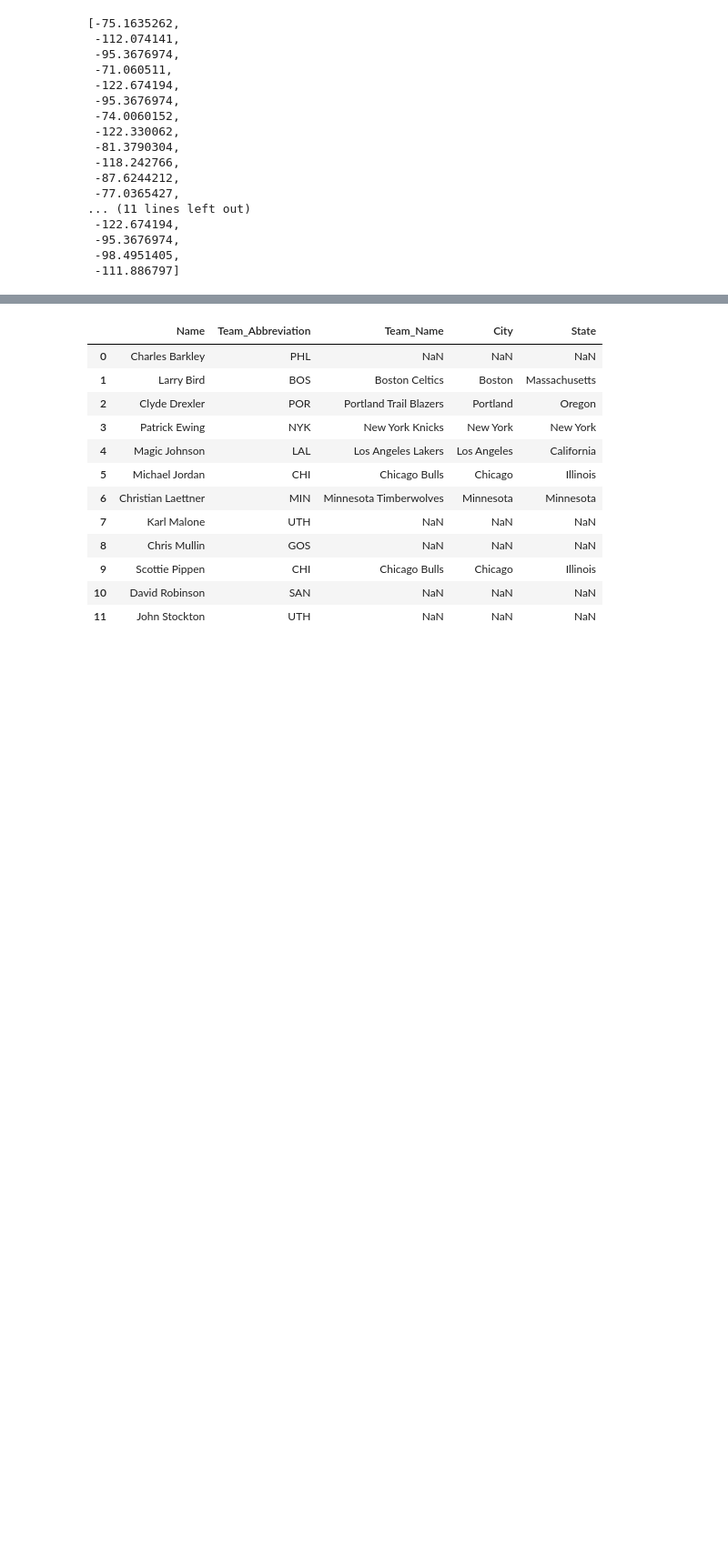
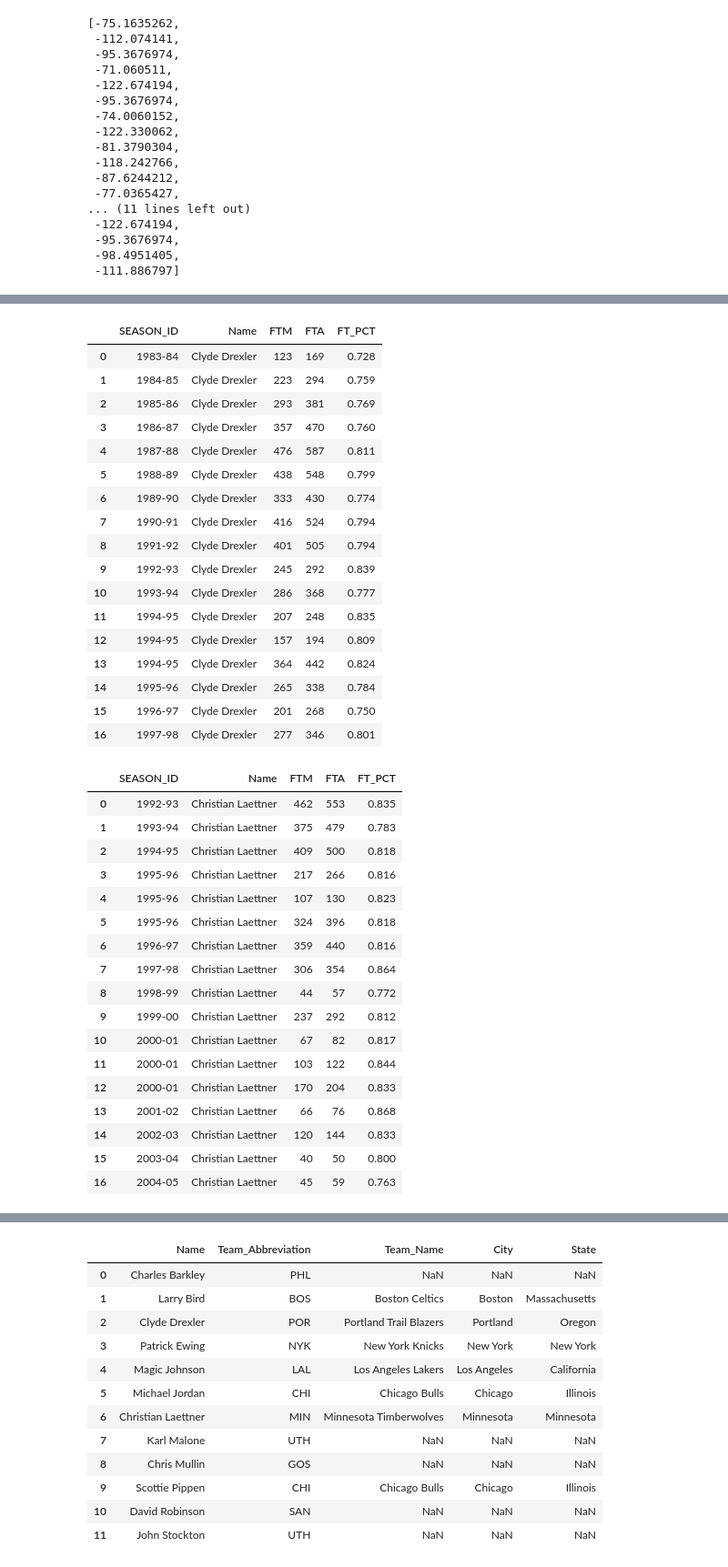
Before and after one commit to e-harrell/dreamteam92, a Jupyter notebook: project notebook.ipynb, the cells around one changed output, grey strips where cells are left out. Shown at 91% size. Saved outputs shown, nothing was run; the diff lists cells and outputs as text; code cells hidden in the pictures; blank space fills up the shorter version.

Commit message:
code to work on  duplicate deason id for free throw chart

```diff
--- a/project notebook.ipynb
+++ b/project notebook.ipynb
@@ -534,3 +558,47 @@ fig.show()
+# %%
+#get free throw information for drexler
+df_ft_drexler=df_all.loc[df_all['Name']=='Clyde Drexler', ['SEASON_ID','Name', 'FTM','FTA','FT_PCT']].reset_index(drop=True)
+df_ft_drexler
+#get free throw information for laettner
+df_ft_laettner=df_all.loc[df_all['Name']=='Christian Laettner', ['SEASON_ID','Name', 'FTM','FTA','FT_PCT']].reset_index(drop=True)
+df_ft_laettner
+# %% [output]
+|  | SEASON_ID | Name | FTM | FTA | FT_PCT |
+| 0 | 1983-84 | Clyde Drexler | 123 | 169 | 0.728 |
+| 1 | 1984-85 | Clyde Drexler | 223 | 294 | 0.759 |
+| 2 | 1985-86 | Clyde Drexler | 293 | 381 | 0.769 |
+| 3 | 1986-87 | Clyde Drexler | 357 | 470 | 0.760 |
+| 4 | 1987-88 | Clyde Drexler | 476 | 587 | 0.811 |
+| 5 | 1988-89 | Clyde Drexler | 438 | 548 | 0.799 |
+| 6 | 1989-90 | Clyde Drexler | 333 | 430 | 0.774 |
+| 7 | 1990-91 | Clyde Drexler | 416 | 524 | 0.794 |
+| 8 | 1991-92 | Clyde Drexler | 401 | 505 | 0.794 |
+| 9 | 1992-93 | Clyde Drexler | 245 | 292 | 0.839 |
+| 10 | 1993-94 | Clyde Drexler | 286 | 368 | 0.777 |
+| 11 | 1994-95 | Clyde Drexler | 207 | 248 | 0.835 |
+| 12 | 1994-95 | Clyde Drexler | 157 | 194 | 0.809 |
+| 13 | 1994-95 | Clyde Drexler | 364 | 442 | 0.824 |
+| 14 | 1995-96 | Clyde Drexler | 265 | 338 | 0.784 |
+| 15 | 1996-97 | Clyde Drexler | 201 | 268 | 0.750 |
+| 16 | 1997-98 | Clyde Drexler | 277 | 346 | 0.801 |
+|  | SEASON_ID | Name | FTM | FTA | FT_PCT |
+| 0 | 1992-93 | Christian Laettner | 462 | 553 | 0.835 |
+| 1 | 1993-94 | Christian Laettner | 375 | 479 | 0.783 |
+| 2 | 1994-95 | Christian Laettner | 409 | 500 | 0.818 |
+| 3 | 1995-96 | Christian Laettner | 217 | 266 | 0.816 |
+| 4 | 1995-96 | Christian Laettner | 107 | 130 | 0.823 |
+| 5 | 1995-96 | Christian Laettner | 324 | 396 | 0.818 |
+| 6 | 1996-97 | Christian Laettner | 359 | 440 | 0.816 |
+| 7 | 1997-98 | Christian Laettner | 306 | 354 | 0.864 |
+| 8 | 1998-99 | Christian Laettner | 44 | 57 | 0.772 |
+| 9 | 1999-00 | Christian Laettner | 237 | 292 | 0.812 |
+| 10 | 2000-01 | Christian Laettner | 67 | 82 | 0.817 |
+| 11 | 2000-01 | Christian Laettner | 103 | 122 | 0.844 |
+| 12 | 2000-01 | Christian Laettner | 170 | 204 | 0.833 |
+| 13 | 2001-02 | Christian Laettner | 66 | 76 | 0.868 |
+| 14 | 2002-03 | Christian Laettner | 120 | 144 | 0.833 |
+| 15 | 2003-04 | Christian Laettner | 40 | 50 | 0.800 |
+| 16 | 2004-05 | Christian Laettner | 45 | 59 | 0.763 |
 # %%
 #scatter plot showing number of field goals made by the number of field goals attempted
 fig=px.scatter(df_all, x='FGA', y='FGM', color='Name',
```
Also changed, not shown: parts of 7 cells of this notebook.
